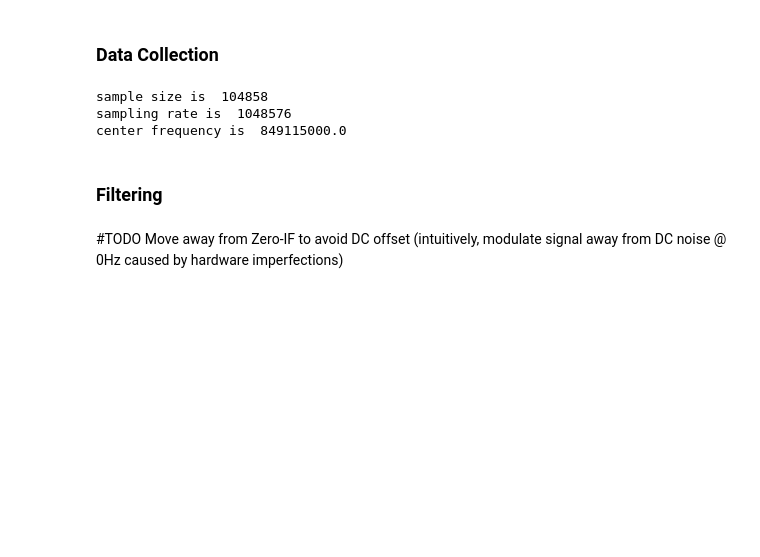
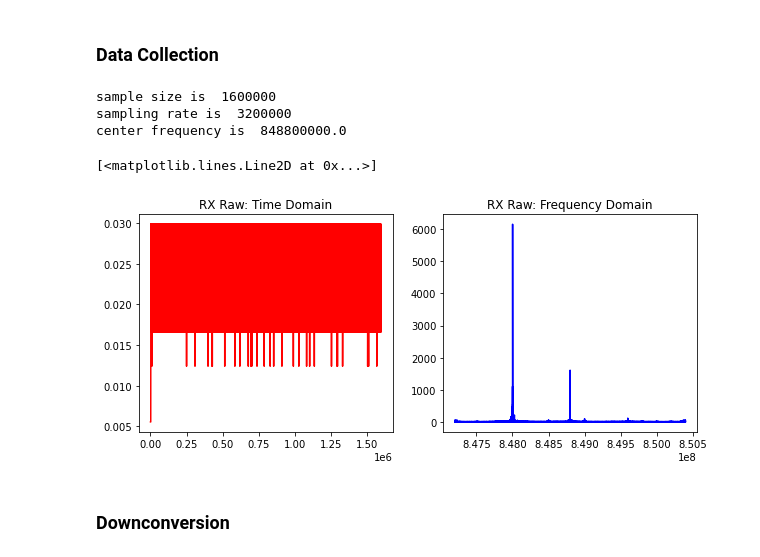
Before and after one commit to amitferman/FSK-Backscatter, a Jupyter notebook: rx/rx.ipynb, the cells around one changed output. Saved outputs shown, nothing was run; the diff lists cells and outputs as text; code cells hidden in the pictures; blank space fills up the shorter version.

```diff
--- a/rx/rx.ipynb
+++ b/rx/rx.ipynb
@@ -16,13 +16,13 @@ sdr = RtlSdr()
 # %% [markdown]
 ### Data Collection
 # %%
-fsps = 1048576      # 1         Msps
-fc = 849.115e6      # 849.115   MHz
-bitrate = 1         # 1         ksps
+fsps = 3200000      # 1         Msps
+fc = 848.8e6        # 849.115   MHz
+bitrate = 2e3       # .1        ksps
 
 dt = 1.0 / fsps
 nyquist = fsps / 2.0
-Tmax = 0.1
+Tmax = 0.5
 N = round(fsps * Tmax)
 
 bitperiod = 1 / bitrate
@@ -30,12 +30,12 @@ sampsperbit = round(fsps / bitrate)
 
 sdr.sample_rate = fsps
 sdr.center_freq = fc
-sdr.gain = 30
+sdr.gain = 25
 
 print("sample size is ", N)
 print("sampling rate is ", fsps)
 print("center frequency is ", fc)
 # %% [output]
-sample size is  104858
-sampling rate is  1048576
-center frequency is  849115000.0
+sample size is  1600000
+sampling rate is  3200000
+center frequency is  848800000.0
@@ -44,6 +42,15 @@ samples = sdr.read_samples(N)
+# %%
+samples = sdr.read_samples(N)
+
+spectrum = np.fft.fftshift(np.fft.fft(samples))
+freqs = np.linspace(fc-nyquist,fc+nyquist,len(spectrum))
+fig, (ax1, ax2) = plt.subplots(1, 2, figsize=(10, 4))
+ax1.set_title("RX Raw: Time Domain")
+ax1.plot(np.abs(samples), color='red')
+ax2.set_title("RX Raw: Frequency Domain")
+ax2.plot(freqs, np.abs(spectrum), color='blue')
+# %% [output]
+[<matplotlib.lines.Line2D at 0x...>]
+[figure, added]
 # %% [markdown]
-### Filtering
+### Downconversion
-# %% [markdown]
-#TODO
-Move away from Zero-IF to avoid DC offset
-(intuitively, modulate signal away from DC noise @ 0Hz caused by hardware imperfections)
```
Also changed, not shown: parts of 43 cells of this notebook, 8 other files.
